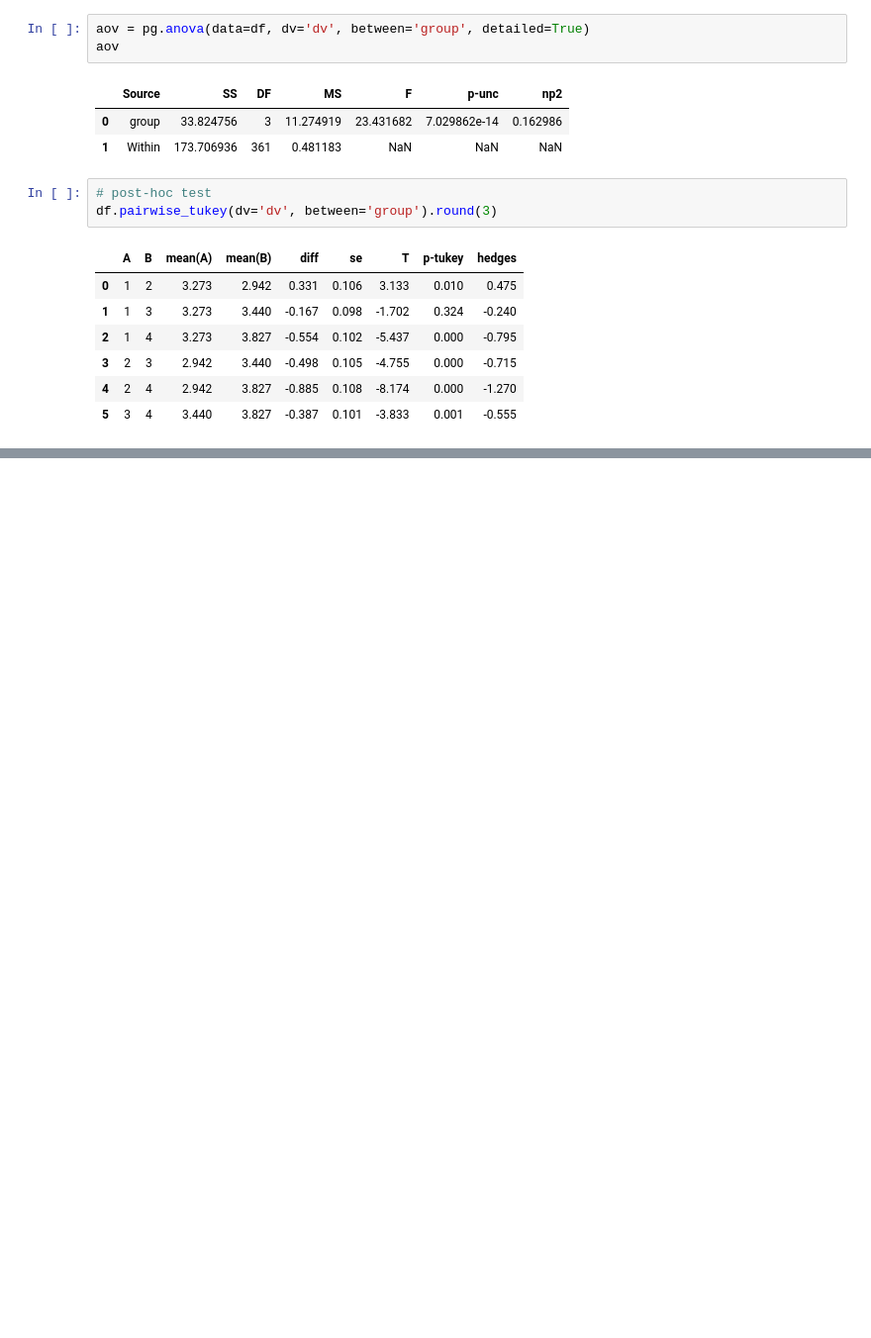
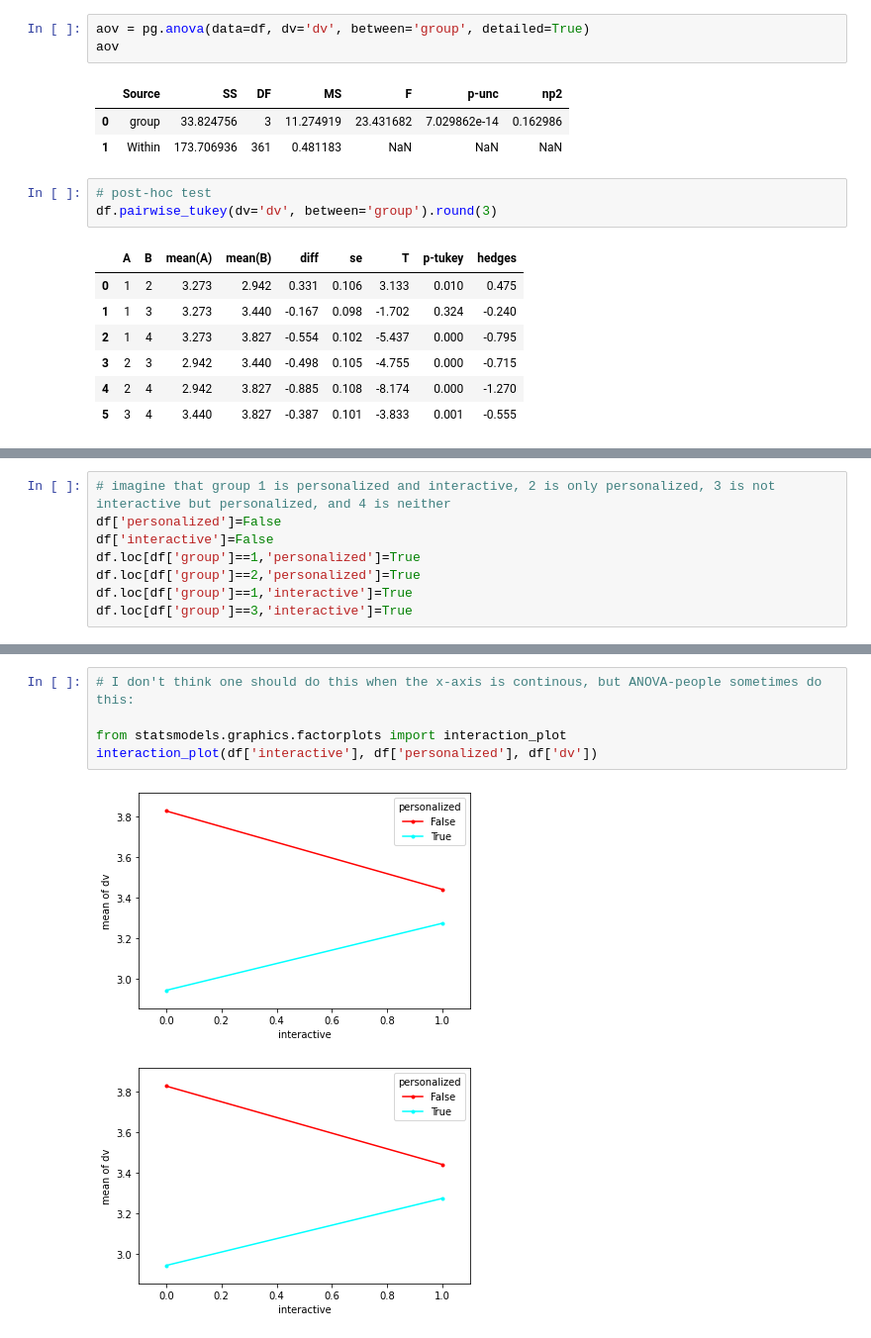
Before and after one commit to uvacw/teaching-ds-rp, a Jupyter notebook: week3/analyzing-experiments.ipynb, the cells around one changed output, grey strips where cells are left out. Shown at 99% size. Saved outputs shown, nothing was run; the diff lists cells and outputs as text; blank space fills up the shorter version.

```diff
--- a/week3/analyzing-experiments.ipynb
+++ b/week3/analyzing-experiments.ipynb
@@ -222,0 +229,8 @@ df.pairwise_tukey(dv='dv', between='group').round(3)
+# %%
+# imagine that group 1 is personalized and interactive, 2 is only personalized, 3 is not interactive but personalized, and 4 is neither
+df['personalized']=False
+df['interactive']=False
+df.loc[df['group']==1,'personalized']=True
+df.loc[df['group']==2,'personalized']=True
+df.loc[df['group']==1,'interactive']=True
+df.loc[df['group']==3,'interactive']=True
@@ -222,0 +245,8 @@ df.pairwise_tukey(dv='dv', between='group').round(3)
+# %%
+# I don't think one should do this when the x-axis is continous, but ANOVA-people sometimes do this:
+
+from statsmodels.graphics.factorplots import interaction_plot
+interaction_plot(df['interactive'], df['personalized'], df['dv'])
+# %% [output]
+[figure, added]
+[figure, added]
```
Also changed, not shown: parts of 10 cells of this notebook.
